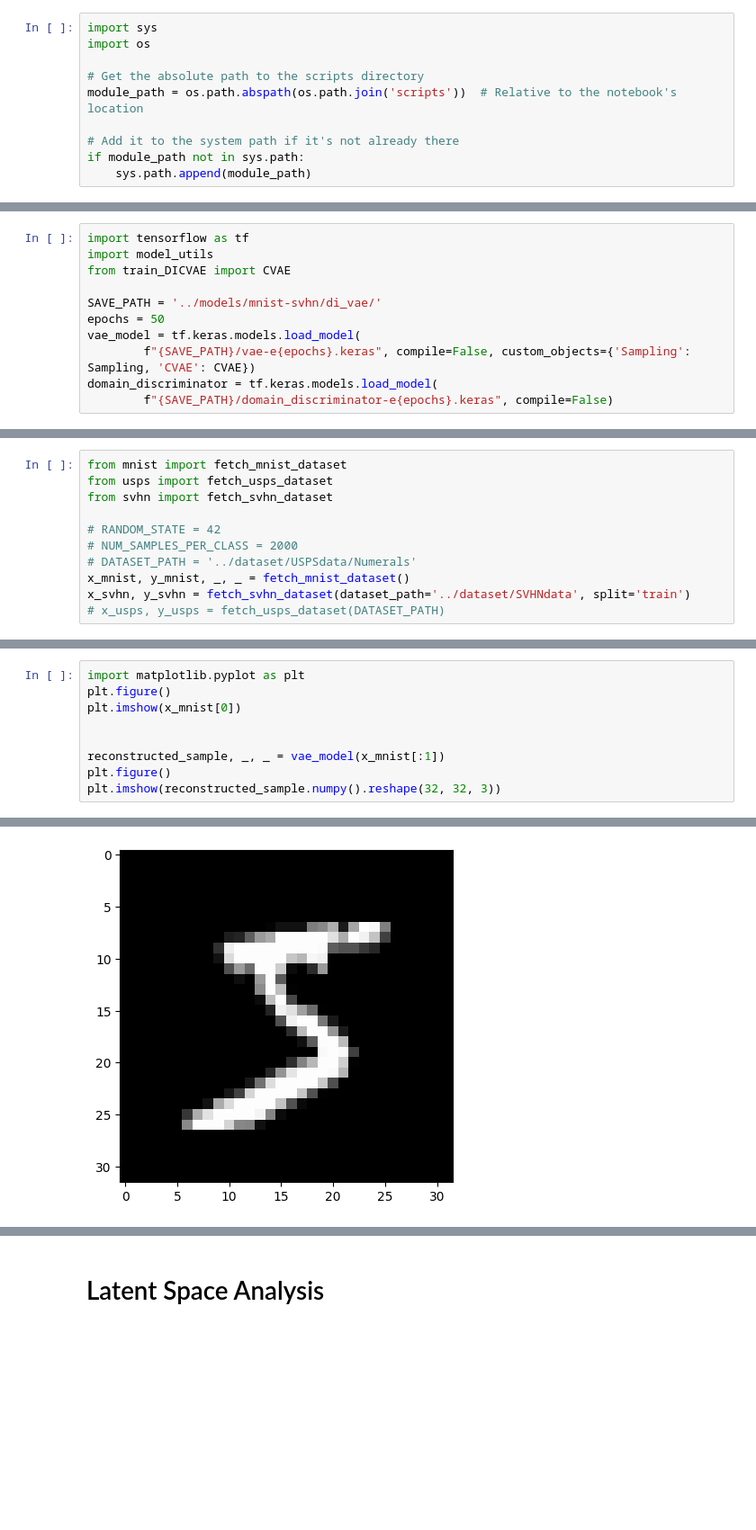
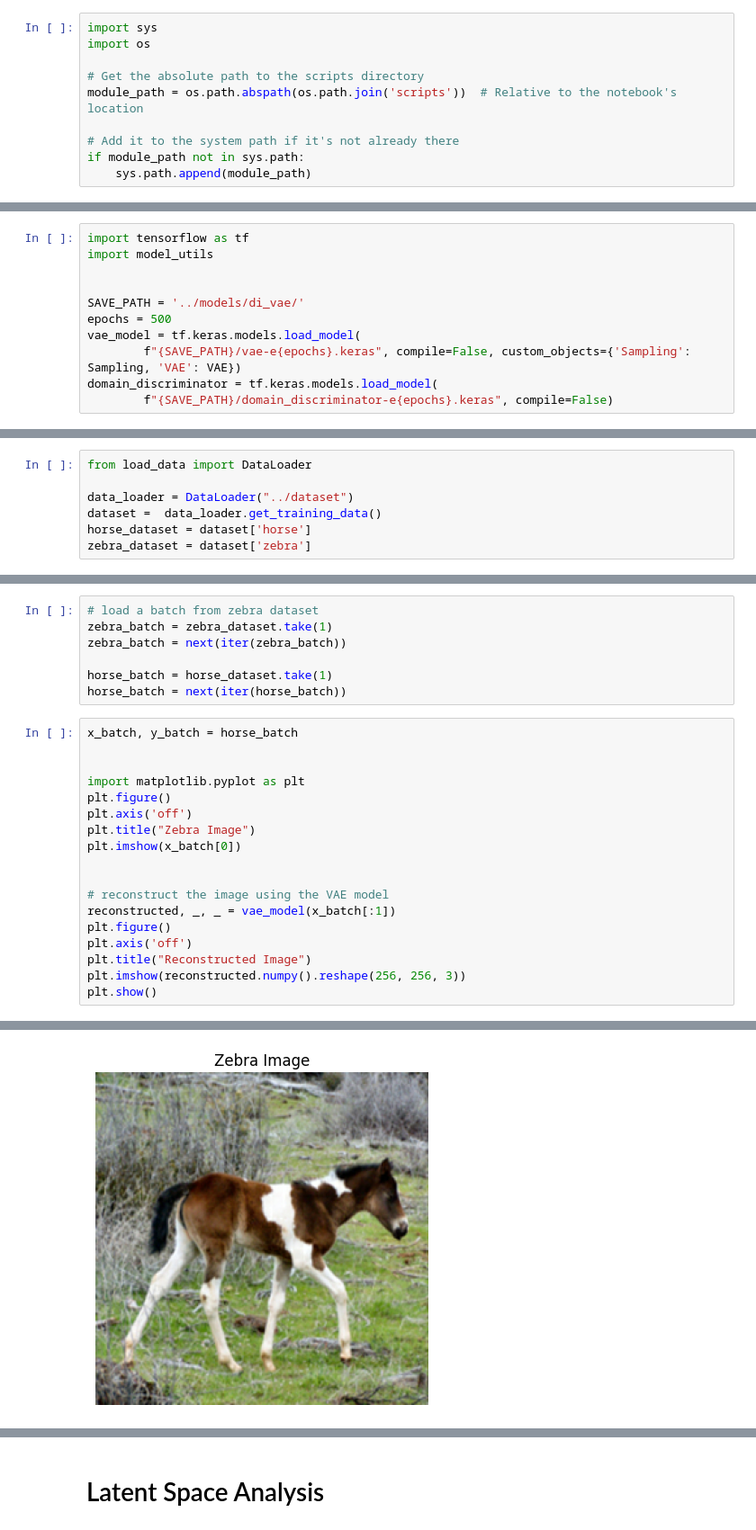
Before and after one commit to kaushithamsilva/horse2zebra, a Jupyter notebook: code/di-vae-analysis.ipynb, the cells around one changed output, grey strips where cells are left out. Shown at 90% size. Cells and saved outputs as stored; diff of their text form; blank space fills up the shorter version.

```diff
--- a/code/di-vae-analysis.ipynb
+++ b/code/di-vae-analysis.ipynb
@@ -18,11 +17,11 @@ Num GPUs Available:  0
 # %%
 import tensorflow as tf
 import model_utils
-from train_DICVAE import CVAE
 
-SAVE_PATH = '../models/mnist-svhn/di_vae/'
-epochs = 50
+
+SAVE_PATH = '../models/di_vae/'
+epochs = 500
 vae_model = tf.keras.models.load_model(
-        f"{SAVE_PATH}/vae-e{epochs}.keras", compile=False, custom_objects={'Sampling': Sampling, 'CVAE': CVAE})
+        f"{SAVE_PATH}/vae-e{epochs}.keras", compile=False, custom_objects={'Sampling': Sampling, 'VAE': VAE})
 domain_discriminator = tf.keras.models.load_model(
         f"{SAVE_PATH}/domain_discriminator-e{epochs}.keras", compile=False)
@@ -29,11 +30,7 @@ domain_discriminator = tf.keras.models.load_model(
 # %%
-from mnist import fetch_mnist_dataset
-from usps import fetch_usps_dataset
-from svhn import fetch_svhn_dataset
+from load_data import DataLoader
 
-# RANDOM_STATE = 42
-# NUM_SAMPLES_PER_CLASS = 2000
-# DATASET_PATH = '../dataset/USPSdata/Numerals'
-x_mnist, y_mnist, _, _ = fetch_mnist_dataset()
-x_svhn, y_svhn = fetch_svhn_dataset(dataset_path='../dataset/SVHNdata', split='train')
-# x_usps, y_usps = fetch_usps_dataset(DATASET_PATH)
+data_loader = DataLoader("../dataset")
+dataset =  data_loader.get_training_data()
+horse_dataset = dataset['horse']
+zebra_dataset = dataset['zebra']
@@ -40,10 +40,26 @@ x_svhn, y_svhn = fetch_svhn_dataset(dataset_path='../dataset/SVHNdata', split='t
+# %%
+# load a batch from zebra dataset
+zebra_batch = zebra_dataset.take(1)
+zebra_batch = next(iter(zebra_batch))
+
+horse_batch = horse_dataset.take(1)
+horse_batch = next(iter(horse_batch))
 # %%
+x_batch, y_batch = horse_batch
+
+
 import matplotlib.pyplot as plt
 plt.figure()
-plt.imshow(x_mnist[0])
+plt.axis('off')
+plt.title("Zebra Image")
+plt.imshow(x_batch[0])
 
 
-reconstructed_sample, _, _ = vae_model(x_mnist[:1])
+# reconstruct the image using the VAE model
+reconstructed, _, _ = vae_model(x_batch[:1])
 plt.figure()
-plt.imshow(reconstructed_sample.numpy().reshape(32, 32, 3))
+plt.axis('off')
+plt.title("Reconstructed Image")
+plt.imshow(reconstructed.numpy().reshape(256, 256, 3))
+plt.show()
 # %% [output]
@@ -51 +66 @@ plt.imshow(reconstructed_sample.numpy().reshape(32, 32, 3))
-[figure, old version]
+[figure, new version]
```
Also changed, not shown: parts of 12 cells of this notebook, 1 other file.
